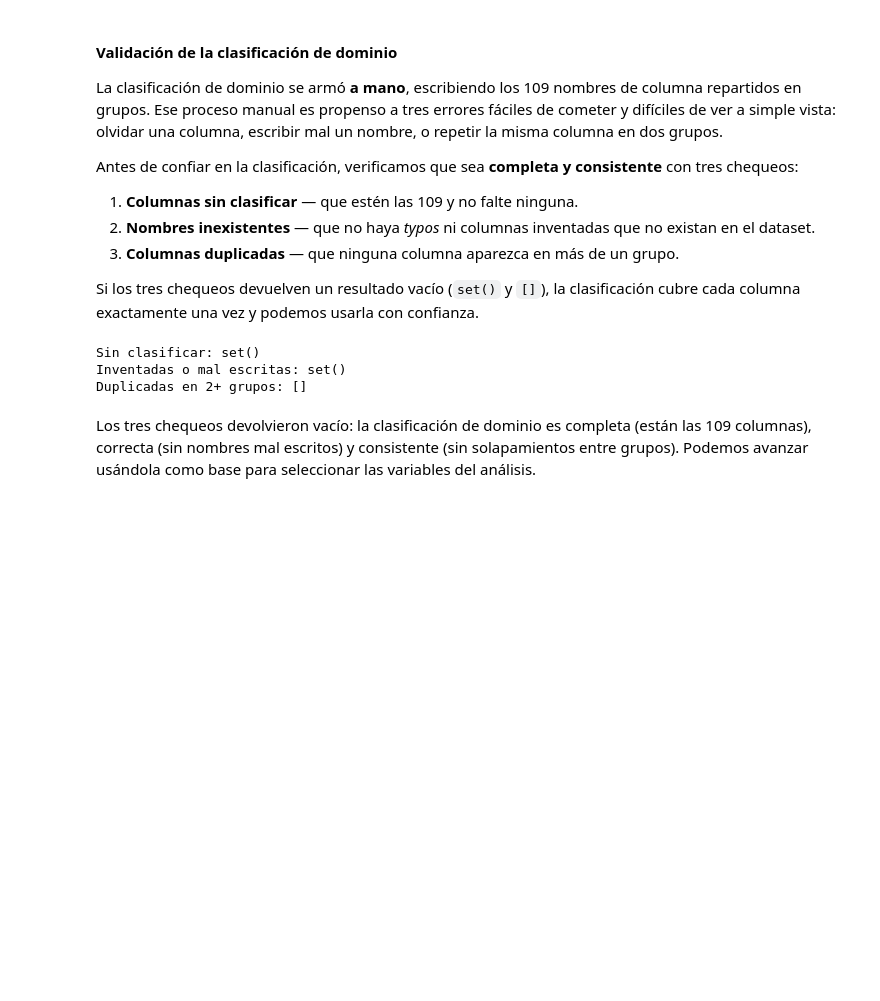
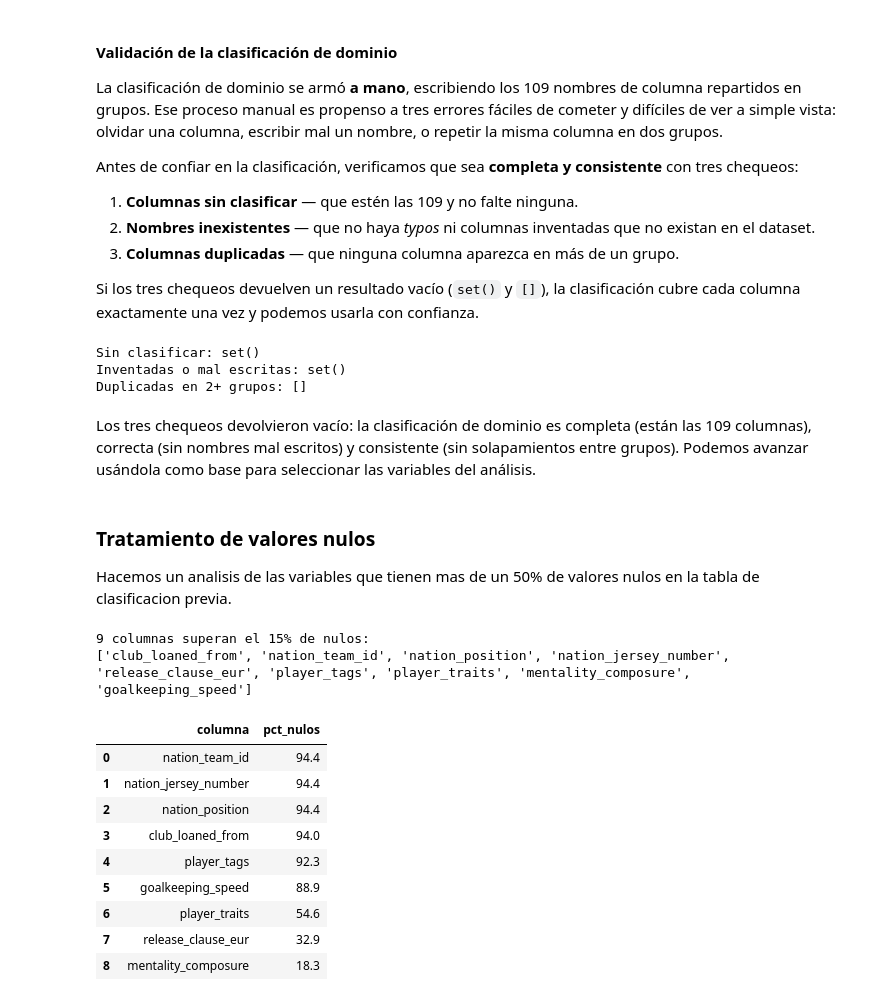
Before and after one commit to gonzanmarengo-ship-it/DiploDatos_grupo_21, a Jupyter notebook: Notebook/Practico_ANS.ipynb, the cells around one changed output. Cells and saved outputs as stored; diff of their text form; code cells hidden in the pictures; blank space fills up the shorter version.

```diff
--- a/Notebook/Practico_ANS.ipynb
+++ b/Notebook/Practico_ANS.ipynb
@@ -362,3 +374,39 @@ Duplicadas en 2+ grupos: []
 Los tres chequeos devolvieron vacío: la clasificación de dominio es completa (están las
 109 columnas), correcta (sin nombres mal escritos) y consistente (sin solapamientos entre
 grupos). Podemos avanzar usándola como base para seleccionar las variables del análisis.
+# %% [markdown]
+### Tratamiento de valores nulos
+
+Hacemos un analisis de las variables que tienen mas de un 50% de valores nulos en la tabla de clasificacion previa.
+# %%
+# columnas con más del 50% de nulos, según la tabla de clasificación
+umbral = 15
+cols_muchos_nulos = resumen[resumen["pct_nulos"] > umbral]["columna"].tolist()
+
+print(f"{len(cols_muchos_nulos)} columnas superan el {umbral}% de nulos:")
+print(cols_muchos_nulos)
+# %% [output]
+9 columnas superan el 15% de nulos:
+['club_loaned_from', 'nation_team_id', 'nation_position', 'nation_jersey_number', 'release_clause_eur', 'player_tags', 'player_traits', 'mentality_composure', 'goalkeeping_speed']
+# %%
+df_nulos = male_players_limpio[cols_muchos_nulos]
+
+tabla_nulos = (
+    resumen[resumen["pct_nulos"] > umbral]     # filtro: solo las que superan el umbral
+    [["columna", "pct_nulos"]]                 # me quedo con esas dos columnas
+    .sort_values("pct_nulos", ascending=False) # ordeno de mayor a menor % de nulos
+    .reset_index(drop=True)                    # reinicio el índice (0, 1, 2...)
+)
+
+tabla_nulos
+# %% [output]
+|  | columna | pct_nulos |
+| 0 | nation_team_id | 94.4 |
+| 1 | nation_jersey_number | 94.4 |
+| 2 | nation_position | 94.4 |
+| 3 | club_loaned_from | 94.0 |
+| 4 | player_tags | 92.3 |
+| 5 | goalkeeping_speed | 88.9 |
+| 6 | player_traits | 54.6 |
+| 7 | release_clause_eur | 32.9 |
+| 8 | mentality_composure | 18.3 |
```
Also changed, not shown: parts of 12 cells of this notebook.
